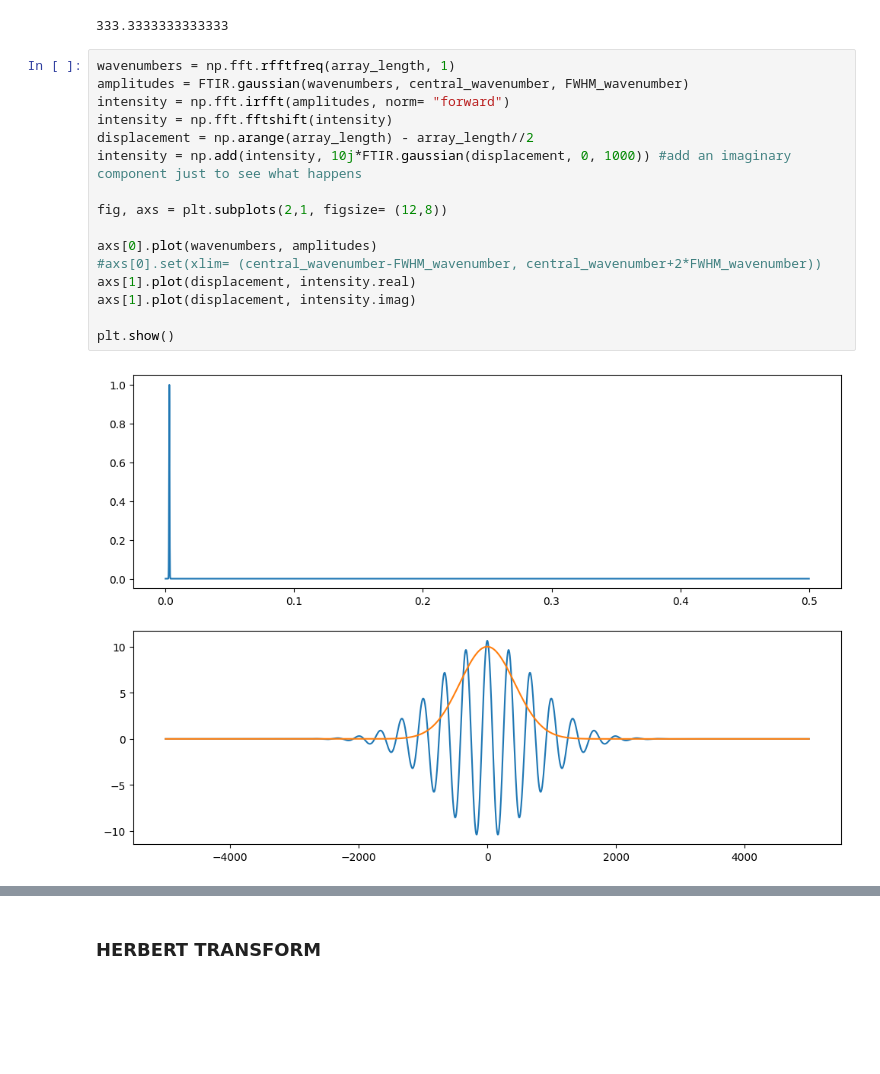
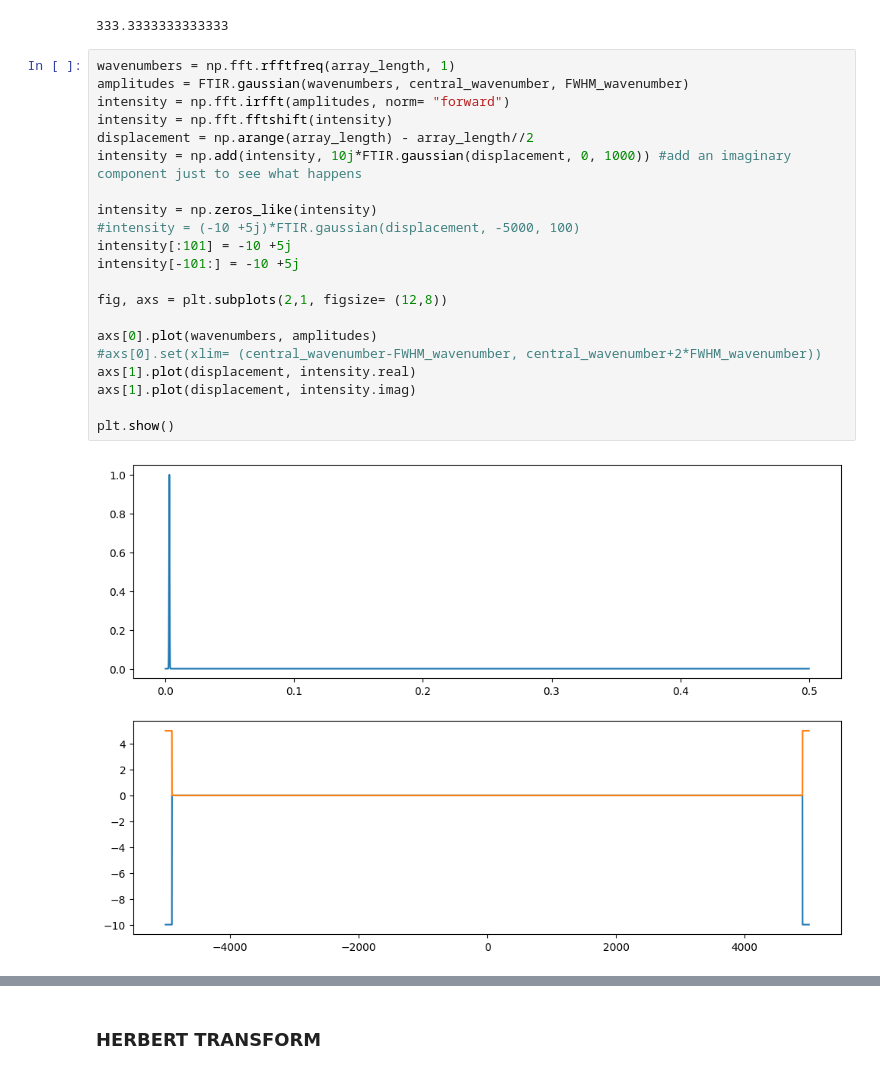
Before and after one commit to Jammi-Dodgers/THz-interferometry, a Jupyter notebook: kramers_kronig_test.ipynb, the cells around one changed output, grey strips where cells are left out. Drawn from its saved outputs; the diff is of its cells as text; blank space fills up the shorter version.

```diff
--- a/kramers_kronig_test.ipynb
+++ b/kramers_kronig_test.ipynb
@@ -44,18 +44,23 @@ print(1/central_wavenumber) # effective wavelength in pixels
 # %%
 wavenumbers = np.fft.rfftfreq(array_length, 1)
 amplitudes = FTIR.gaussian(wavenumbers, central_wavenumber, FWHM_wavenumber)
 intensity = np.fft.irfft(amplitudes, norm= "forward")
 intensity = np.fft.fftshift(intensity)
 displacement = np.arange(array_length) - array_length//2
 intensity = np.add(intensity, 10j*FTIR.gaussian(displacement, 0, 1000)) #add an imaginary component just to see what happens
+
+intensity = np.zeros_like(intensity)
+#intensity = (-10 +5j)*FTIR.gaussian(displacement, -5000, 100)
+intensity[:101] = -10 +5j
+intensity[-101:] = -10 +5j
 
 fig, axs = plt.subplots(2,1, figsize= (12,8))
 
 axs[0].plot(wavenumbers, amplitudes)
 #axs[0].set(xlim= (central_wavenumber-FWHM_wavenumber, central_wavenumber+2*FWHM_wavenumber))
 axs[1].plot(displacement, intensity.real)
 axs[1].plot(displacement, intensity.imag)
 
 plt.show()
 # %% [output]
-[figure, old version]
+[figure, new version]
```
Also changed, not shown: parts of 4 cells of this notebook, 6 other files.
